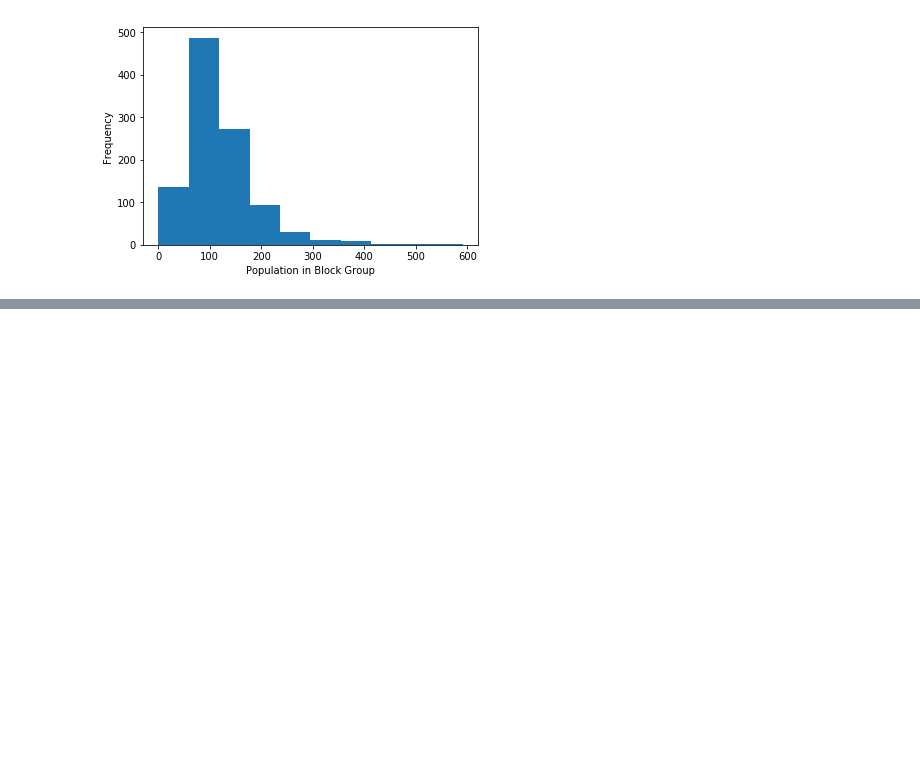
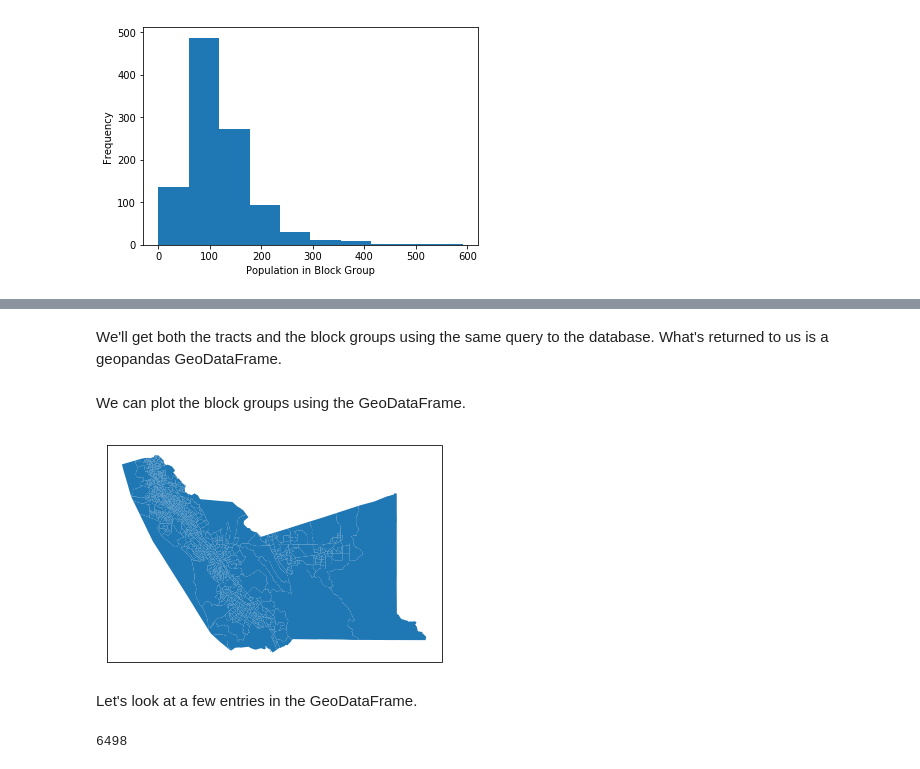
Before and after one commit to pssachdeva/census_viz, a Jupyter notebook: demo.ipynb, the cells around one changed output, grey strips where cells are left out. Cells and saved outputs as stored; diff of their text form; code cells hidden in the pictures; blank space fills up the shorter version.

```diff
--- a/demo.ipynb
+++ b/demo.ipynb
@@ -88,0 +117,2 @@ plt.show()
+# %%
+connection.set_mapservice('tigerWMS_ACS2015')
@@ -88,0 +141,2 @@ plt.show()
+# %% [markdown]
+We'll get both the tracts and the block groups using the same query to the database. What's returned to us is a geopandas GeoDataFrame.
@@ -88,0 +145,18 @@ plt.show()
+# %%
+blocks = connection.mapservice.query(layer=10, where='STATE=06 and COUNTY=001', pkg='geopandas')
+# %% [markdown]
+We can plot the block groups using the GeoDataFrame.
+# %%
+fig, ax = plt.subplots()
+blocks.plot(ax=ax)
+ax.set_xticks([])
+ax.set_yticks([])
+plt.show()
+# %% [output]
+[figure, added]
+# %% [markdown]
+Let's look at a few entries in the GeoDataFrame.
+# %%
+tracts.size
+# %% [output]
+6498
```
Also changed, not shown: parts of 12 cells of this notebook.
